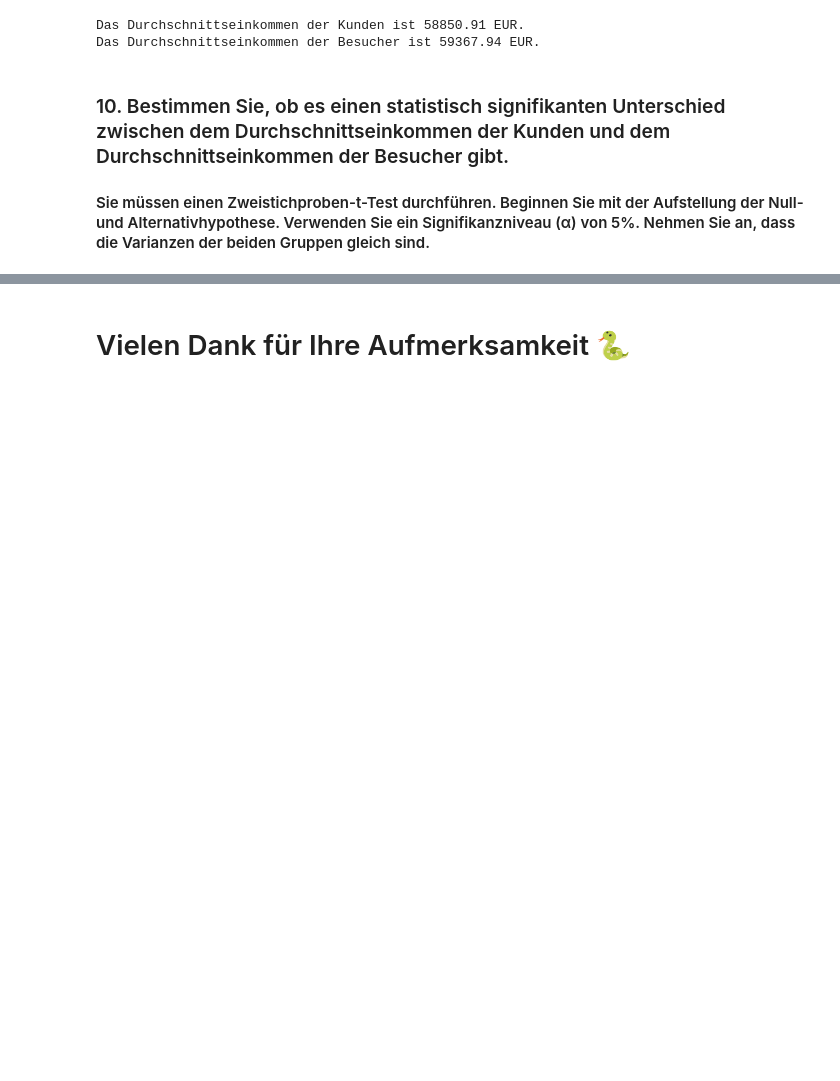
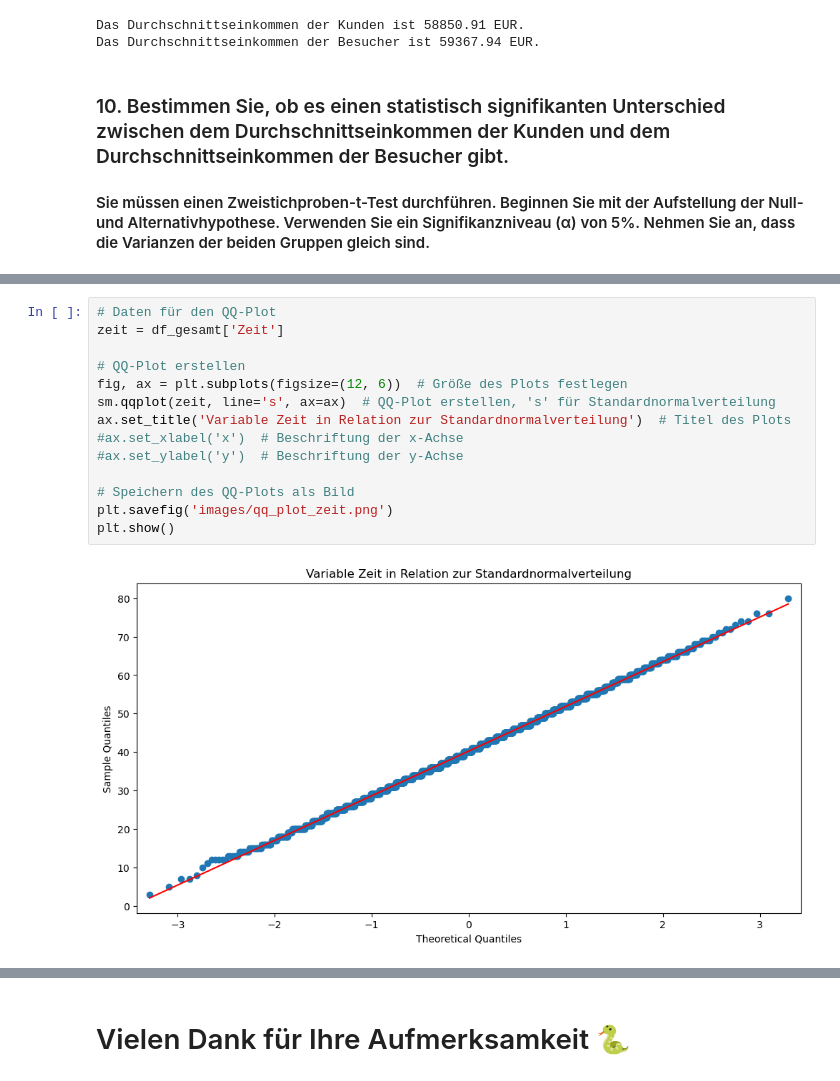
Before and after one commit to SebastianKnoche/final_projectSS24_Group4, a Jupyter notebook: presentation.ipynb, the cells around one changed output, grey strips where cells are left out. Saved outputs shown, nothing was run; the diff lists cells and outputs as text; blank space fills up the shorter version.

```diff
--- a/presentation.ipynb
+++ b/presentation.ipynb
@@ -590,0 +640,16 @@ Es gibt keinen statistisch signifikanten Unterschied zwischen dem Durchschnittse
+# %%
+# Daten für den QQ-Plot
+zeit = df_gesamt['Zeit']
+
+# QQ-Plot erstellen
+fig, ax = plt.subplots(figsize=(12, 6))  # Größe des Plots festlegen
+sm.qqplot(zeit, line='s', ax=ax)  # QQ-Plot erstellen, 's' für Standardnormalverteilung
+ax.set_title('Variable Zeit in Relation zur Standardnormalverteilung')  # Titel des Plots
+#ax.set_xlabel('x')  # Beschriftung der x-Achse
+#ax.set_ylabel('y')  # Beschriftung der y-Achse
+
+# Speichern des QQ-Plots als Bild
+plt.savefig('images/qq_plot_zeit.png')
+plt.show()
+# %% [output]
+[figure, added]
```
Also changed, not shown: parts of 48 cells of this notebook, 3 other files.
